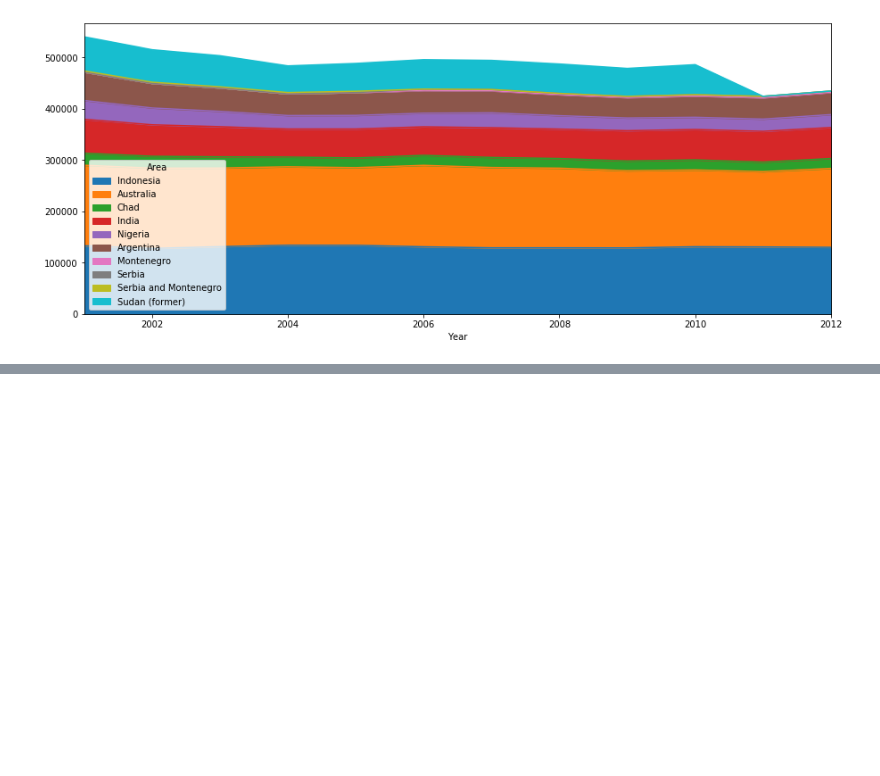
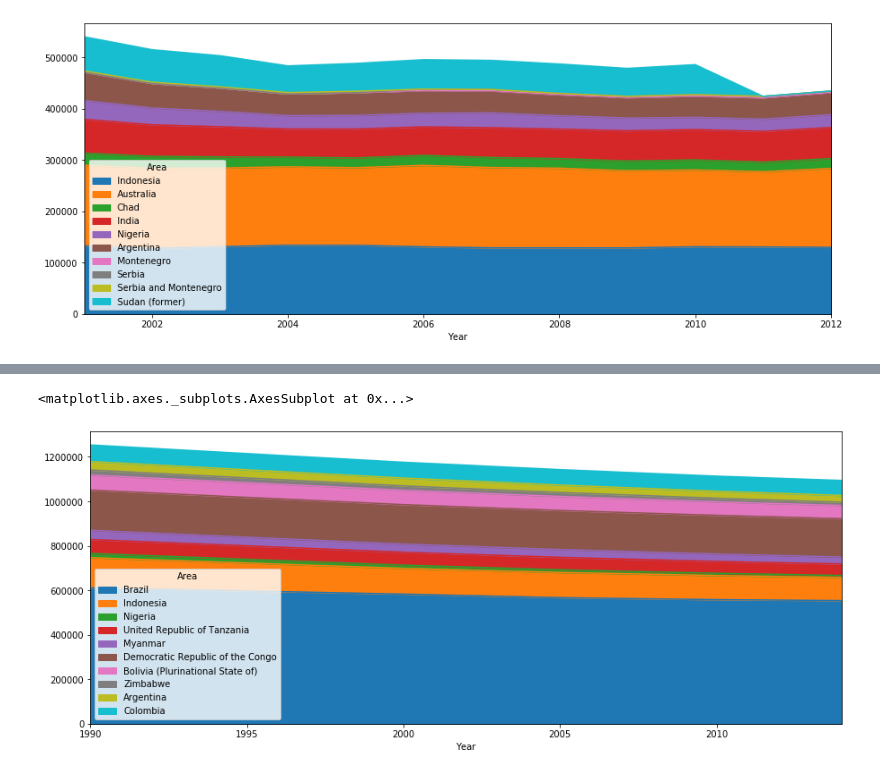
Before and after one commit to kostelansky17/disappearing_forests, a Jupyter notebook: population_artificialSurface.ipynb, the cells around one changed output, grey strips where cells are left out. Saved outputs shown, nothing was run; the diff lists cells and outputs as text; code cells hidden in the pictures; blank space fills up the shorter version.

```diff
--- a/population_artificialSurface.ipynb
+++ b/population_artificialSurface.ipynb
@@ -265,0 +458,6 @@ df.head()
+# %%
+df_f = df[df.Item == 'Forest']
+# %%
+df_f = df_f[(df_f.Area.isin(FAOSTAT_countries))]\
+.groupby(["Area", "Year"])\
+.Value.sum().unstack("Year")
@@ -265,0 +475,3 @@ df.head()
+# %%
+p_diff =df_f.iloc[:, 0] - df_f.iloc[:,24] #difference between year 2014 -1990
+p_diff = p_diff.sort_values(ascending=False)
@@ -265,0 +498,5 @@ df.head()
+# %%
+df_f.loc[p_diff[:10].index].T.plot.area(figsize=(15,6))
+# %% [output]
+<matplotlib.axes._subplots.AxesSubplot at 0x...>
+[figure, added]
```
Also changed, not shown: parts of 38 cells of this notebook.
